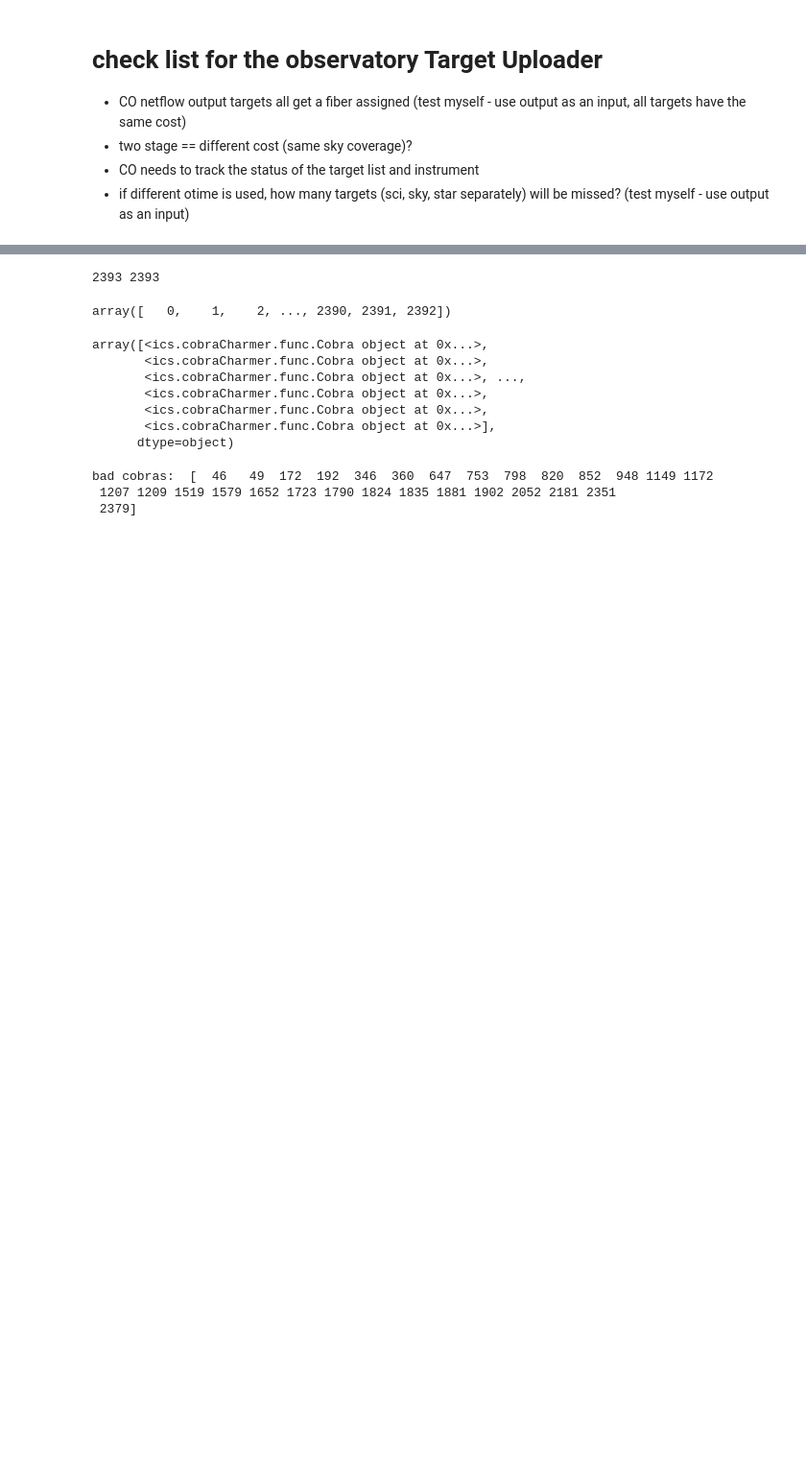
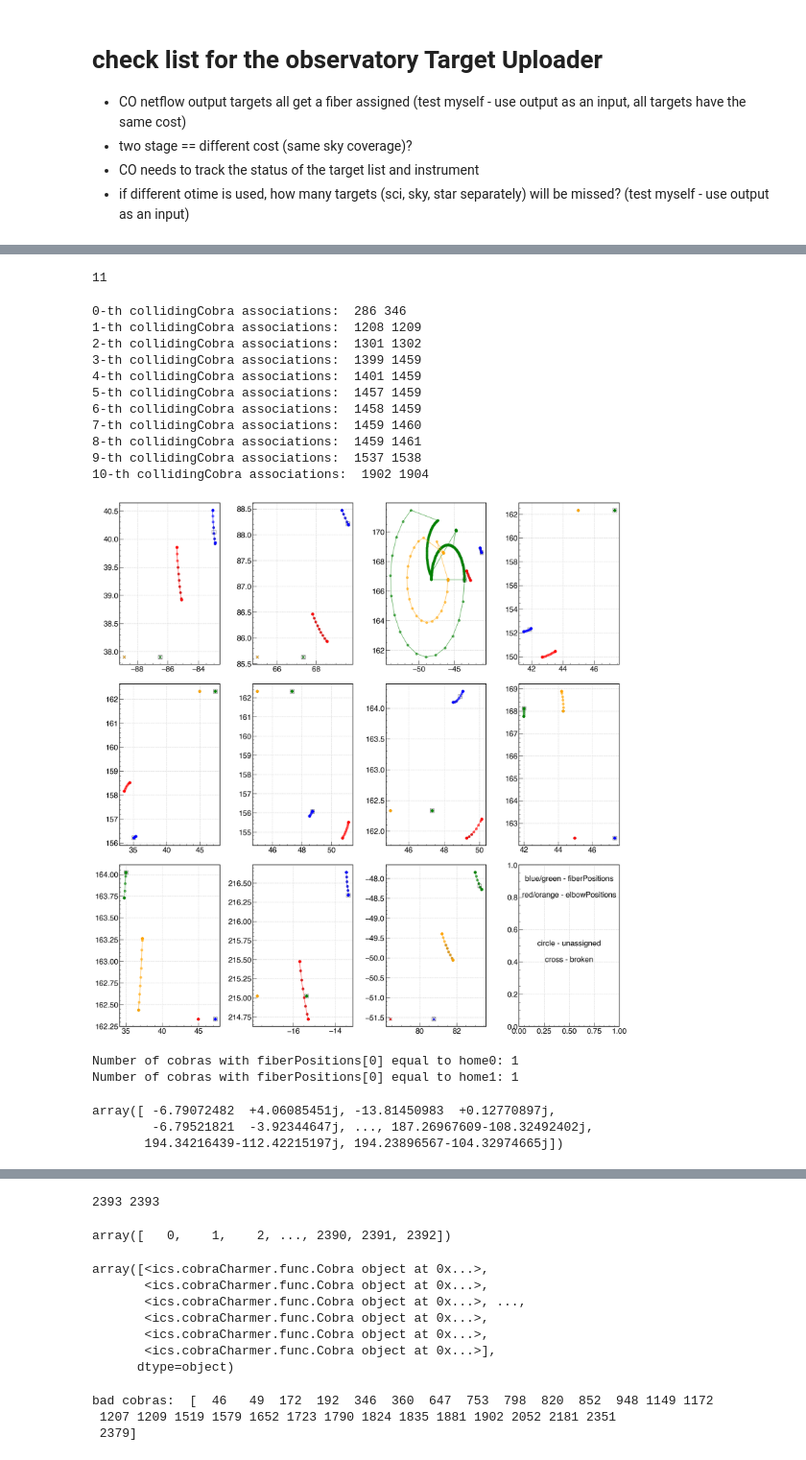
Before and after one commit to jingssrs/pfs_co_fa, a Jupyter notebook: src/Jan25/netflow_run_Jan25_test.ipynb, the cells around one changed output, grey strips where cells are left out. Shown at 96% size. Cells and saved outputs as stored; diff of their text form; code cells hidden in the pictures; blank space fills up the shorter version.

Commit message:
test collisionsimulator2

```diff
--- a/src/Jan25/netflow_run_Jan25_test.ipynb
+++ b/src/Jan25/netflow_run_Jan25_test.ipynb
@@ -1093,0 +1160,78 @@ Set parameter Heuristics to value 0.8
+# %%
+np.sum(associationCollisions)
+# %% [output]
+11
+# %%
+#plt.figure(figsize=(20, 20))
+# plot 10 subplots in one figure
+fig, axs = plt.subplots(3, 4, figsize=(20, 20))
+axs = axs.ravel()
+for i in range(cobra_associations_collision.shape[1]):
+    print("%d-th collidingCobra associations: " % i, cobra_associations_collision[0, i], cobra_associations_collision[1, i])
+    c1 = cobra_associations_collision[0, i]
+    c2 = cobra_associations_collision[1, i]
+    if c1 in cobras_bad:
+        c1_sym = 'x'
+    else:
+        c1_sym = 'o'
+    if c2 in cobras_bad:
+        c2_sym = 'x'
+    else:
+        c2_sym = 'o'
+    axs[i].plot(simulator.fiberPositions[c1][:].real, simulator.fiberPositions[c1][:].imag, color='b', marker=c1_sym, alpha=0.6)
+    axs[i].plot(simulator.fiberPositions[c2][:].real, simulator.fiberPositions[c2][:].imag, color='g', marker=c2_sym, alpha=0.6)
+
+    axs[i].plot(simulator.elbowPositions[c1][:].real, simulator.elbowPositions[c1][:].imag, color='r', marker=c1_sym, alpha=0.6)
+    axs[i].plot(simulator.elbowPositions[c2][:].real, simulator.elbowPositions[c2][:].imag, color='orange', marker=c2_sym, alpha=0.6)
+    # home position
+    axs[i].scatter(bench.cobras.home1[c1].real, bench.cobras.home1[c1].imag, color='black', marker='s', alpha=0.6, s=100, facecolors='none')
+    axs[i].scatter(bench.cobras.home1[c2].real, bench.cobras.home1[c2].imag, color='black', marker='s', alpha=0.6, s=100, facecolors='none')
+
+    # highlight where collision happens
+    mask_coll = trajectoryCollisions[associationCollisions, :][i, :]
+    axs[i].scatter(simulator.fiberPositions[c1][mask_coll].real, simulator.fiberPositions[c1][mask_coll].imag, color='gray', marker=c1_sym)
+    axs[i].scatter(simulator.fiberPositions[c2][mask_coll].real, simulator.fiberPositions[c2][mask_coll].imag, color='gray', marker=c2_sym)
+
+    axs[i].scatter(simulator.elbowPositions[c1][mask_coll].real, simulator.elbowPositions[c1][mask_coll].imag, color='gray', marker=c1_sym)
+    axs[i].scatter(simulator.elbowPositions[c2][mask_coll].real, simulator.elbowPositions[c2][mask_coll].imag, color='gray', marker=c2_sym)
+
+
+plt.text(0.5, 0.9, 'blue/green - fiberPositions', fontsize=20, ha='center')
+plt.text(0.5, 0.8, 'red/orange - elbowPositions', fontsize=20, ha='center')
+
+plt.text(0.5, 0.5, 'circle - unassigned', fontsize=20, ha='center')
+plt.text(0.5, 0.4, 'cross - broken', fontsize=20, ha='center')
+
+plt.savefig('trajetory_collision_associations.jpg', dpi=300, bbox_inches='tight')
+plt.show()
+plt.close()
+# %% [output]
+0-th collidingCobra associations:  286 346
+1-th collidingCobra associations:  1208 1209
+2-th collidingCobra associations:  1301 1302
+3-th collidingCobra associations:  1399 1459
+4-th collidingCobra associations:  1401 1459
+5-th collidingCobra associations:  1457 1459
+6-th collidingCobra associations:  1458 1459
+7-th collidingCobra associations:  1459 1460
+8-th collidingCobra associations:  1459 1461
+9-th collidingCobra associations:  1537 1538
+10-th collidingCobra associations:  1902 1904
+[figure, added]
+# %%
+# check whether first fiberposition is equal to the home0 or home1 position
+mask_home0 = np.where(simulator.fiberPositions[:, 0] == bench.cobras.home0)
+mask_home1 = np.where(simulator.fiberPositions[:, 0] == bench.cobras.home1)
+
+# print number of cobras with fiberPositions[0] equal to home0 and home1
+print("Number of cobras with fiberPositions[0] equal to home0: %d" % len(mask_home0))
+print("Number of cobras with fiberPositions[0] equal to home1: %d" % len(mask_home1))
+# %% [output]
+Number of cobras with fiberPositions[0] equal to home0: 1
+Number of cobras with fiberPositions[0] equal to home1: 1
+# %%
+bench.cobras.centers
+# %% [output]
+array([ -6.79072482  +4.06085451j, -13.81450983  +0.12770897j,
+        -6.79521821  -3.92344647j, ..., 187.26967609-108.32492402j,
+       194.34216439-112.42215197j, 194.23896567-104.32974665j])
```
Also changed, not shown: parts of 7 cells of this notebook, 1 other file.
